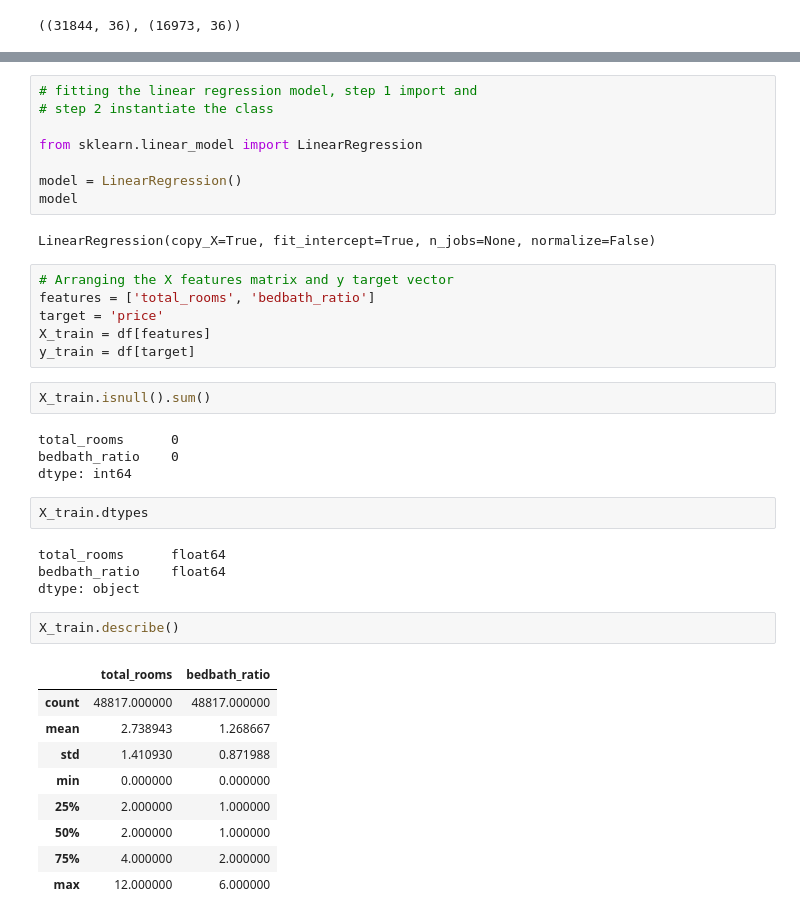
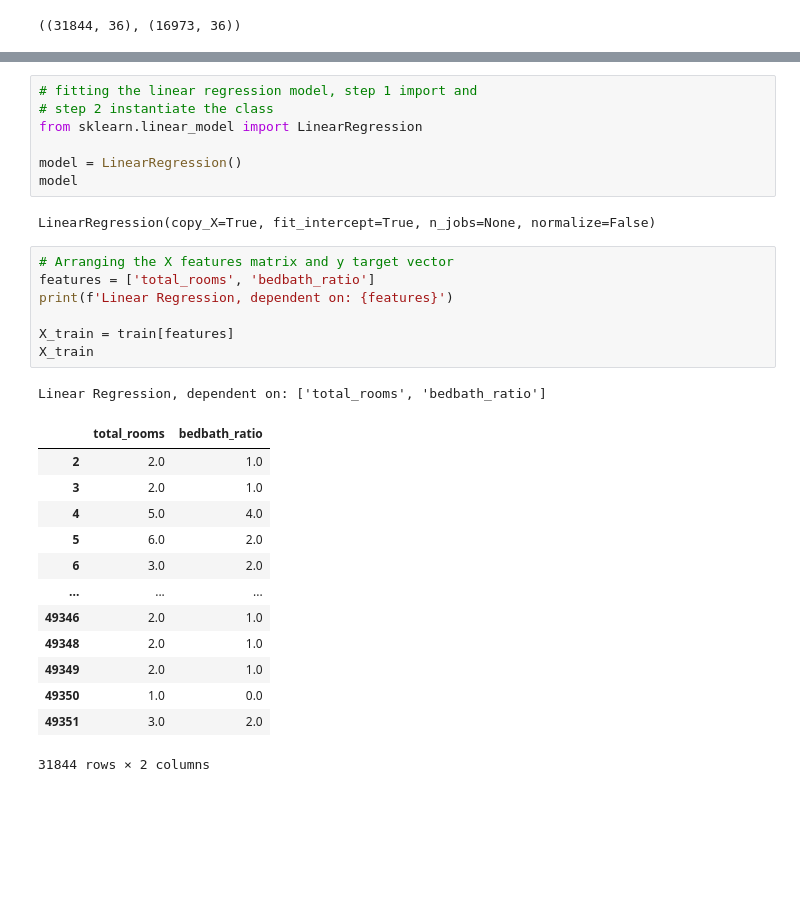
Before and after one commit to bloominstituteoftechnology/DS-Unit-2-Linear-Models, a Jupyter notebook: module2-regression-2/LS_DS_212_assignment.ipynb, the cells around one changed output, grey strips where cells are left out. Drawn from its saved outputs; the diff is of its cells as text; blank space fills up the shorter version.

```diff
--- a/module2-regression-2/LS_DS_212_assignment.ipynb
+++ b/module2-regression-2/LS_DS_212_assignment.ipynb
@@ -193,7 +267,6 @@ train.shape, test.shape
 # %%
 # fitting the linear regression model, step 1 import and
 # step 2 instantiate the class
-
 from sklearn.linear_model import LinearRegression
 
 model = LinearRegression()
@@ -203,30 +276,22 @@ LinearRegression(copy_X=True, fit_intercept=True, n_jobs=None, normalize=False)
 # %%
 # Arranging the X features matrix and y target vector
 features = ['total_rooms', 'bedbath_ratio']
-target = 'price'
-X_train = df[features]
-y_train = df[target]
+print(f'Linear Regression, dependent on: {features}')
+
+X_train = train[features]
+X_train
+# %% [output]
+Linear Regression, dependent on: ['total_rooms', 'bedbath_ratio']
+|  | total_rooms | bedbath_ratio |
+| 2 | 2.0 | 1.0 |
+| 3 | 2.0 | 1.0 |
+| 4 | 5.0 | 4.0 |
+| 5 | 6.0 | 2.0 |
+| 6 | 3.0 | 2.0 |
+| ... | ... | ... |
+| 49346 | 2.0 | 1.0 |
+| 49348 | 2.0 | 1.0 |
+| 49349 | 2.0 | 1.0 |
+| 49350 | 1.0 | 0.0 |
+| 49351 | 3.0 | 2.0 |
+31844 rows × 2 columns
-# %%
-X_train.isnull().sum()
-# %% [output]
-total_rooms      0
-bedbath_ratio    0
-dtype: int64
-# %%
-X_train.dtypes
-# %% [output]
-total_rooms      float64
-bedbath_ratio    float64
-dtype: object
-# %%
-X_train.describe()
-# %% [output]
-|  | total_rooms | bedbath_ratio |
-| count | 48817.000000 | 48817.000000 |
-| mean | 2.738943 | 1.268667 |
-| std | 1.410930 | 0.871988 |
-| min | 0.000000 | 0.000000 |
-| 25% | 2.000000 | 1.000000 |
-| 50% | 2.000000 | 1.000000 |
-| 75% | 4.000000 | 2.000000 |
-| max | 12.000000 | 6.000000 |
```
Also changed, not shown: parts of 16 cells of this notebook.
